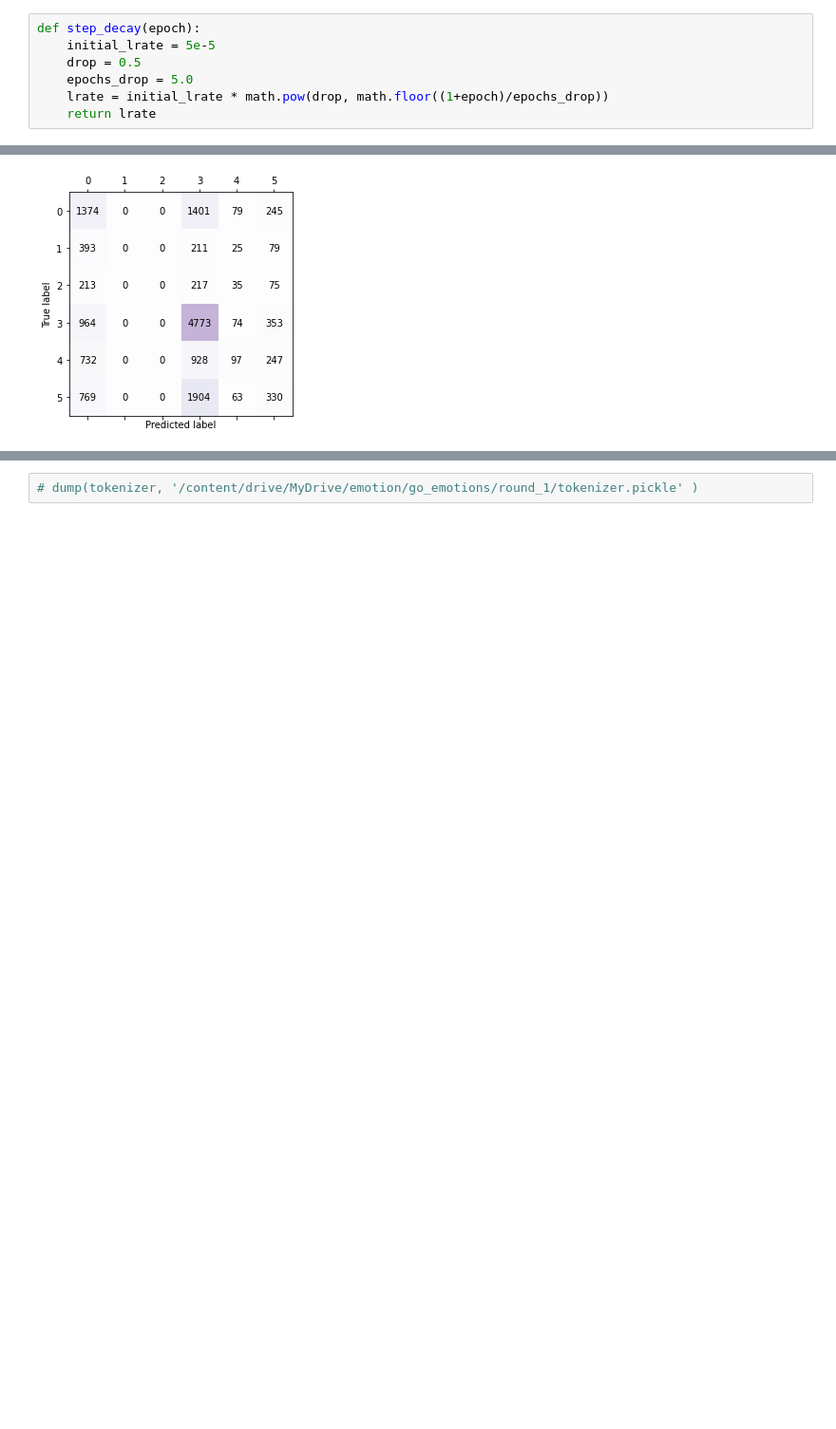
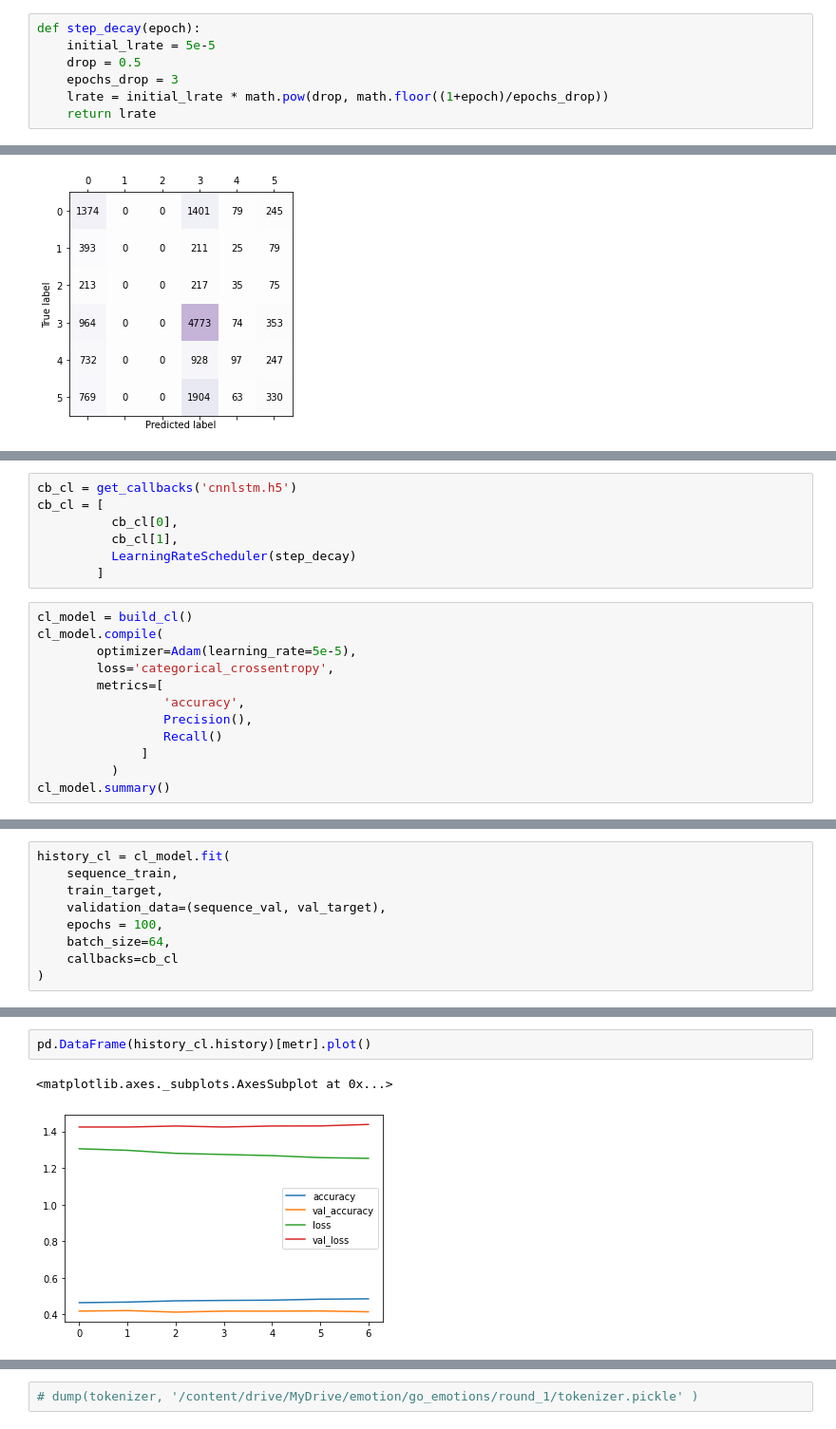
Before and after one commit to ppkgtmm/emotion, a Jupyter notebook: sample_emo.ipynb, the cells around one changed output, grey strips where cells are left out. Shown: that part at 95% size. Drawn from its saved outputs; the diff is of its cells as text; blank space fills up the shorter version.

```diff
--- a/sample_emo.ipynb
+++ b/sample_emo.ipynb
@@ -585,7 +585,7 @@ _________________________________________________________________
 def step_decay(epoch):
 	initial_lrate = 5e-5
 	drop = 0.5
-	epochs_drop = 5.0
+	epochs_drop = 3
 	lrate = initial_lrate * math.pow(drop, math.floor((1+epoch)/epochs_drop))
 	return lrate
 # %%
@@ -666,0 +674,19 @@ weighted avg       0.34      0.42      0.35     15581
+# %%
+cb_cl = get_callbacks('cnnlstm.h5')
+cb_cl = [
+          cb_cl[0],
+          cb_cl[1],
+          LearningRateScheduler(step_decay)
+        ]
+# %%
+cl_model = build_cl()
+cl_model.compile(
+        optimizer=Adam(learning_rate=5e-5),
+        loss='categorical_crossentropy',
+        metrics=[
+                 'accuracy',
+                 Precision(),
+                 Recall()
+              ]
+          )
+cl_model.summary()
@@ -666,0 +711,9 @@ weighted avg       0.34      0.42      0.35     15581
+# %%
+history_cl = cl_model.fit(
+    sequence_train,
+    train_target,
+    validation_data=(sequence_val, val_target),
+    epochs = 100,
+    batch_size=64,
+    callbacks=cb_cl
+)
@@ -666,0 +738,5 @@ weighted avg       0.34      0.42      0.35     15581
+# %%
+pd.DataFrame(history_cl.history)[metr].plot()
+# %% [output]
+<matplotlib.axes._subplots.AxesSubplot at 0x...>
+[figure, added]
```
Also changed, not shown: parts of 5 cells of this notebook.
